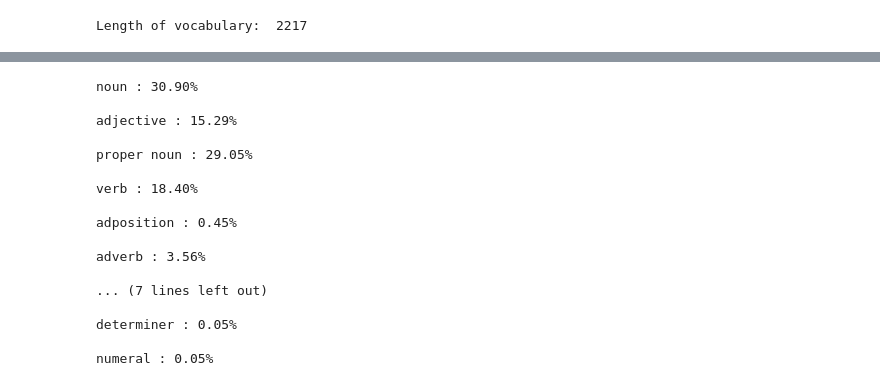
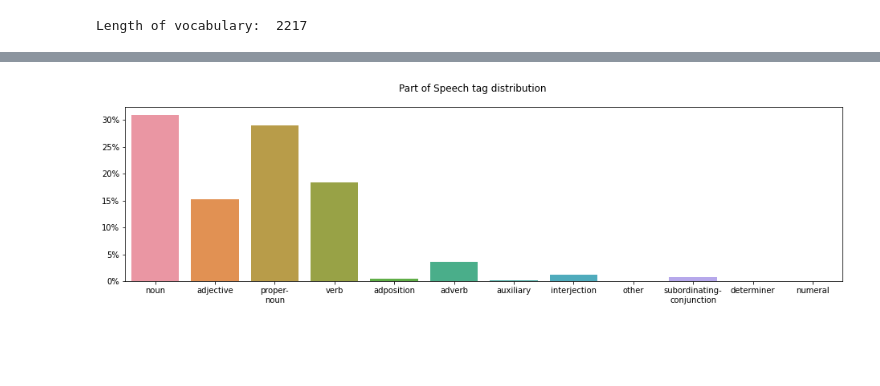
Before and after one commit to ishikaa25/LSTMs, a Jupyter notebook: Analysis.ipynb, the cells around one changed output, grey strips where cells are left out. Drawn from its saved outputs; the diff is of its cells as text; code cells hidden in the pictures; blank space fills up the shorter version.

```diff
--- a/Analysis.ipynb
+++ b/Analysis.ipynb
@@ -109,24 +132,16 @@ plt.show()
 # %%
 from collections import Counter
 c = Counter(([token.pos_ for token in nlp(entire)]))
+pos = []
 sbase = sum(c.values())
 for el, cnt in c.items():
-    print(spacy.explain(el), ': {0:2.2f}%'.format((100.0* cnt)/sbase),"\n")
+    pos.append([spacy.explain(el),(100.0* cnt)/sbase])
-# %% [output]
-noun : 30.90%
-
-adjective : 15.29%
-
-proper noun : 29.05%
-
-verb : 18.40%
-
-adposition : 0.45%
-
-adverb : 3.56%
-
-... (7 lines left out)
-
-determiner : 0.05%
-
-numeral : 0.05%
+# %%
+fig = plt.figure(figsize = (16,4))
+fig.suptitle('Part of Speech tag distribution')
+sns.barplot(x=[row[0].replace(' ', '-\n') for row in pos],y=[row[1] for row in pos])
+fig.gca().set_yticklabels(['{:.0f}%'.format(x) for x in plt.gca().get_yticks()])
+fig.savefig('Plots/PoS Distribution.jpg',bbox_inches="tight")
+plt.show()
+# %% [output]
+[figure, added]
```
Also changed, not shown: parts of 7 cells of this notebook, 7 other files.
